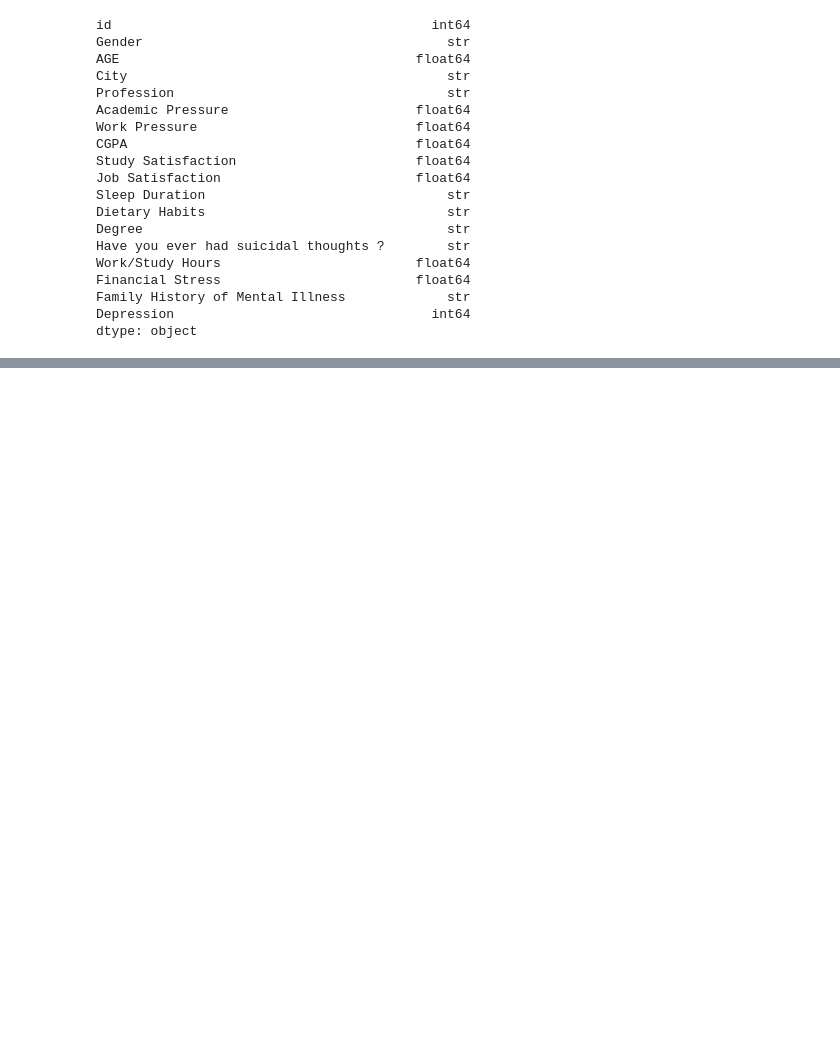
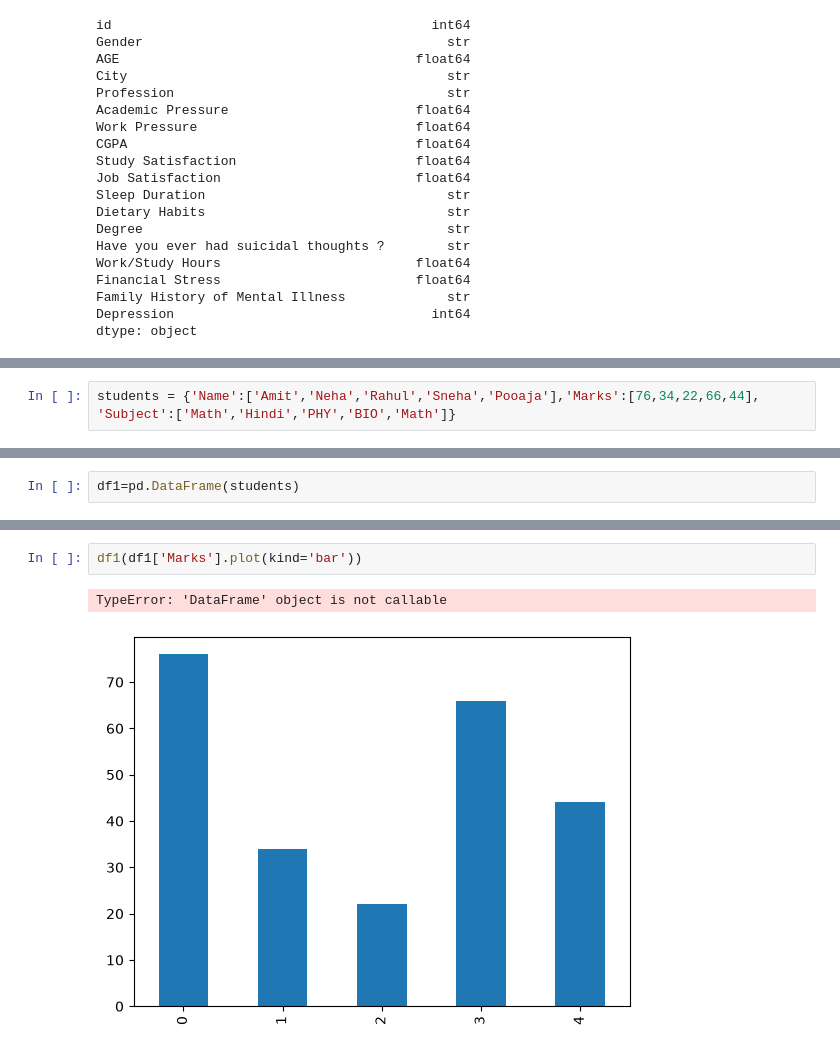
Before and after one commit to akash1234karma/tutedude, a Jupyter notebook: dataframe.ipynb, the cells around one changed output, grey strips where cells are left out. Saved outputs shown, nothing was run; the diff lists cells and outputs as text; blank space fills up the shorter version.

```diff
--- a/dataframe.ipynb
+++ b/dataframe.ipynb
@@ -620,0 +897,2 @@ dtype: object
+# %%
+students = {'Name':['Amit','Neha','Rahul','Sneha','Pooaja'],'Marks':[76,34,22,66,44], 'Subject':['Math','Hindi','PHY','BIO','Math']}
@@ -620,0 +906,2 @@ dtype: object
+# %%
+df1=pd.DataFrame(students)
@@ -620,0 +1019,5 @@ dtype: object
+# %%
+df1(df1['Marks'].plot(kind='bar'))
+# %% [output]
+TypeError: 'DataFrame' object is not callable
+[figure, added]
```
Also changed, not shown: parts of 70 cells of this notebook, 6 other files.
